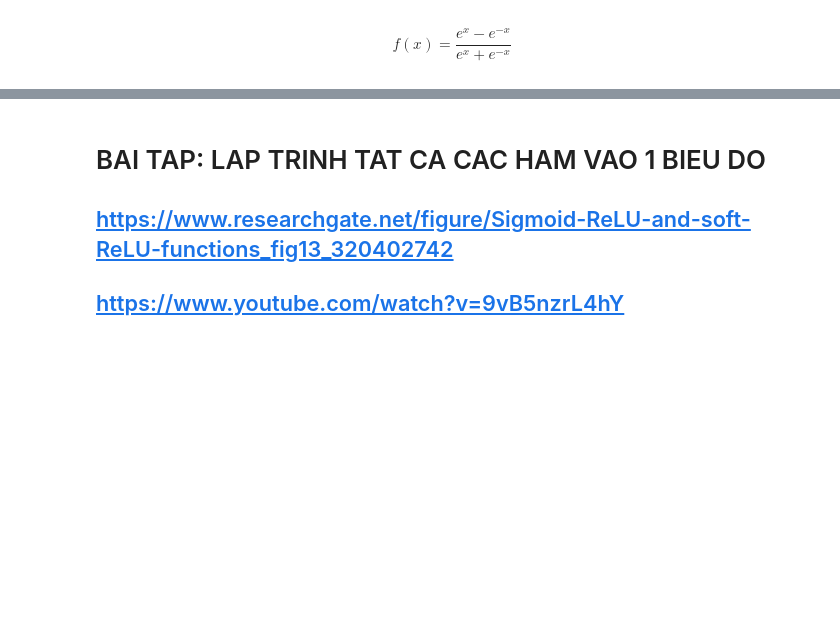
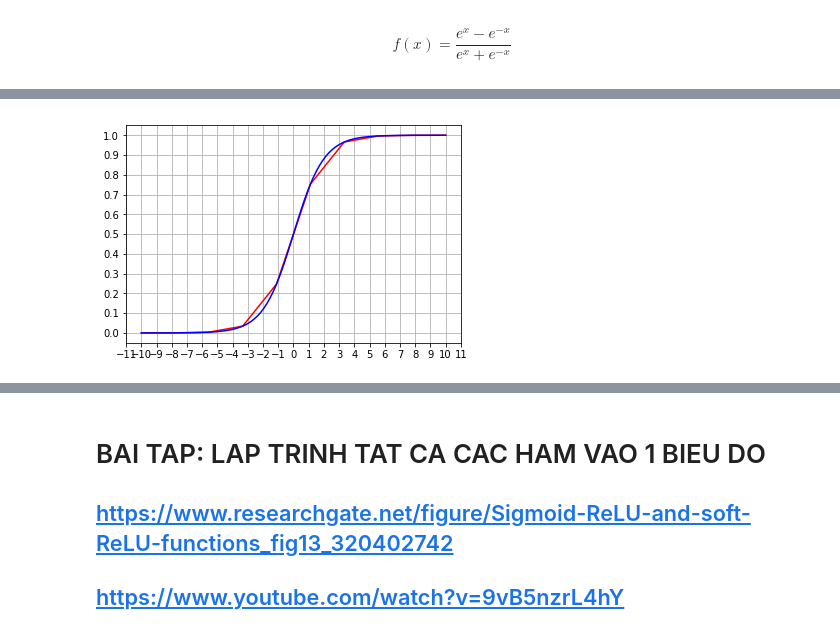
Before and after one commit to traicocem9/Learn_python, a Jupyter notebook: Python machine learning/Ham Tuyen tinh/Untitled.ipynb, the cells around one changed output, grey strips where cells are left out. Saved outputs shown, nothing was run; the diff lists cells and outputs as text; code cells hidden in the pictures; blank space fills up the shorter version.

```diff
--- a/Python machine learning/Ham Tuyen tinh/Untitled.ipynb
+++ b/Python machine learning/Ham Tuyen tinh/Untitled.ipynb
@@ -34,15 +33,17 @@ SyntaxError: invalid syntax (<ipython-input-5-5f71e499974c>, line 8)
 # %%
-
+def sigmoid(x):
+    return 1/(1+np.exp(-x))
 x = plt.linspace(-10,10,10)
 y = plt.linspace(-10,10,100)
-print(x)
-print(y)
+
 plt.grid()
 
 plt.plot(x, sigmoid(x),'r' , label='linspace(-10,10,10)')
 plt.plot(y, sigmoid(y), 'b', label='linspace(-10,10,100)')
 
 plt.gca().xaxis.set_major_locator(plt.MultipleLocator(1))
 plt.gca().yaxis.set_major_locator(plt.MultipleLocator(0.1))
+# %% [output]
+[figure, added]
 # %%
 np.tanh(1000)
```
Also changed, not shown: parts of 29 cells of this notebook.
